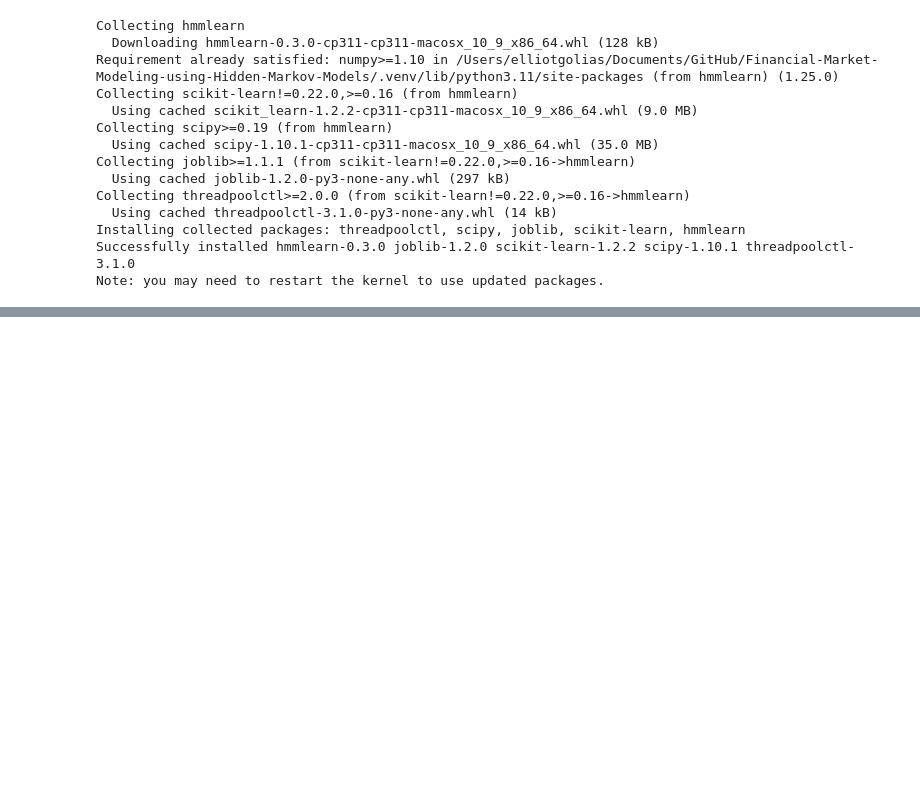
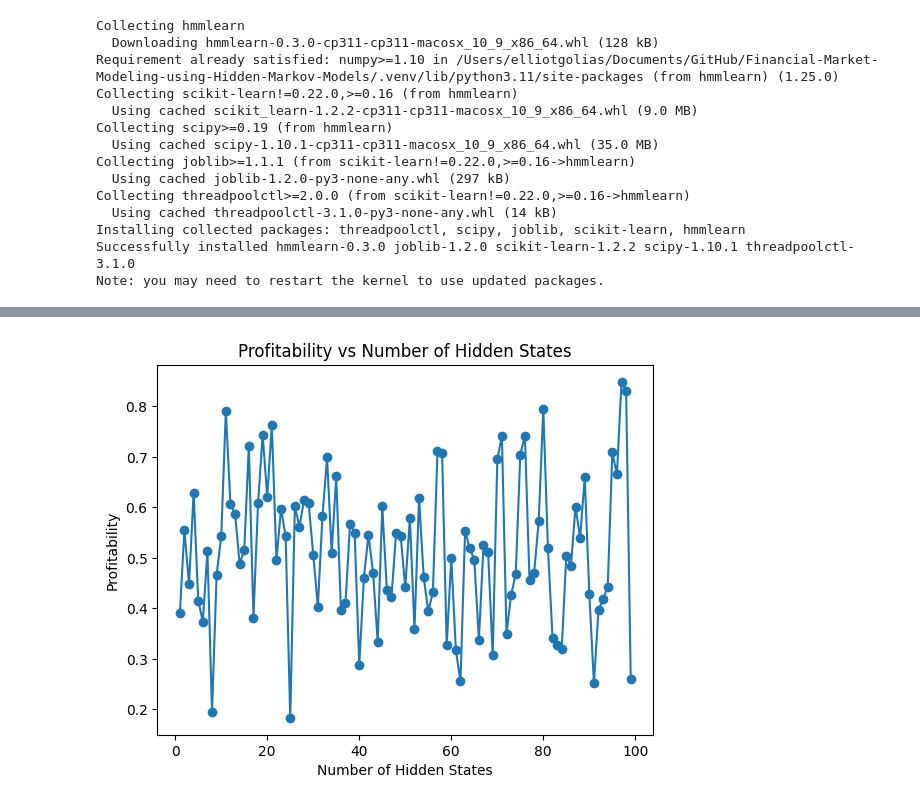
Before and after one commit to egolias1/Financial-Market-Modeling-using-Hidden-Markov-Models, a Jupyter notebook: docs/Financial-Mark-Modeling-HHMs.ipynb, the cells around one changed output, grey strips where cells are left out. Drawn from its saved outputs; the diff is of its cells as text; code cells hidden in the pictures; blank space fills up the shorter version.

```diff
--- a/docs/Financial-Mark-Modeling-HHMs.ipynb
+++ b/docs/Financial-Mark-Modeling-HHMs.ipynb
@@ -418,0 +522,74 @@ for symbol, df in stock_data.items():
+# %%
+import numpy as np
+import matplotlib.pyplot as plt
+
+# Function to generate Wiener Process data
+def generate_wiener_process_data(num_data_points, drift, volatility):
+    dt = 1
+    sqrt_dt = np.sqrt(dt)
+    t = np.arange(0, num_data_points)
+    dW = np.random.normal(0, sqrt_dt, num_data_points)
+    W = np.cumsum(drift * dt + volatility * dW)
+    return W
+
+# Define parameters for Wiener Process data generation
+num_data_points = 1000
+drift = 0.1
+volatility = 0.2
+
+# Generate Wiener Process data for four stocks
+stock_data = []
+for _ in range(4):
+    stock_data.append(generate_wiener_process_data(num_data_points, drift, volatility))
+
+# Define a function to create an HMM for trading a stock with a specific number of hidden states
+def create_hmm_for_stock(stock_data, num_states):
+    # Implement the creation of HMM with the specified number of hidden states
+    # Replace with actual implementation
+    hmm_model = None
+    return hmm_model
+
+# Define a function to test an HMM model with new data and calculate profitability
+def test_hmm_with_new_data(hmm_model, new_data):
+    # Implement the testing of HMM with new data and calculate profitability
+    # Replace with actual implementation
+    profitability = np.random.rand()  # Placeholder value
+    return profitability
+
+# Define the range of hidden states to test
+num_hidden_states_range = range(1, 100)
+
+# Initialize empty lists to store profitability values for each number of hidden states
+profitability_results = []
+
+# Iterate over the range of hidden states
+for num_hidden_states in num_hidden_states_range:
+    # Create HMM models for each stock with the current number of hidden states
+    hmm_models = []
+    for i in range(4):
+        hmm_models.append(create_hmm_for_stock(stock_data[i], num_hidden_states))
+
+    # Generate additional Wiener Process data for each stock
+    new_stock_data = []
+    for _ in range(4):
+        new_stock_data.append(generate_wiener_process_data(num_data_points, drift, volatility))
+
+    # Test each HMM model with the new data and calculate profitability
+    profitability = []
+    for i in range(4):
+        profitability.append(test_hmm_with_new_data(hmm_models[i], new_stock_data[i]))
+
+    # Calculate the average profitability across all stocks
+    avg_profitability = np.mean(profitability)
+
+    # Append the average profitability to the results list
+    profitability_results.append(avg_profitability)
+
+# Plot profitability as a function of the number of hidden states
+plt.plot(num_hidden_states_range, profitability_results, marker='o')
+plt.xlabel('Number of Hidden States')
+plt.ylabel('Profitability')
+plt.title('Profitability vs Number of Hidden States')
+plt.show()
+# %% [output]
+[figure, added]
```
Also changed, not shown: parts of 12 cells of this notebook, 7 other files.
